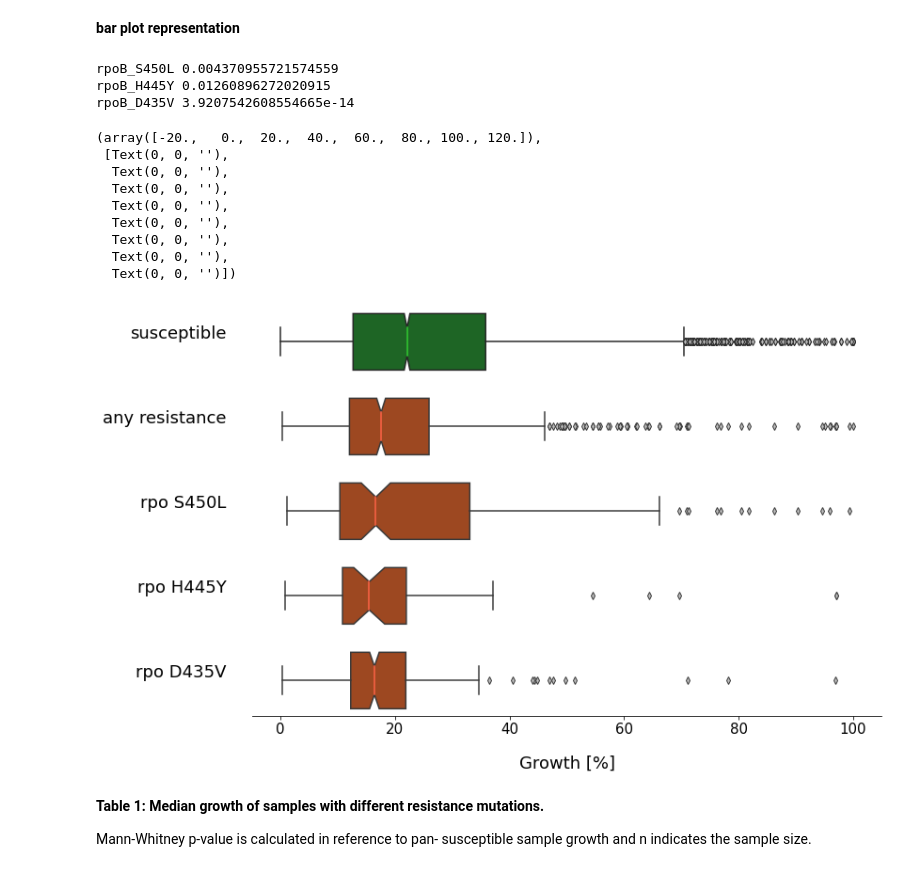
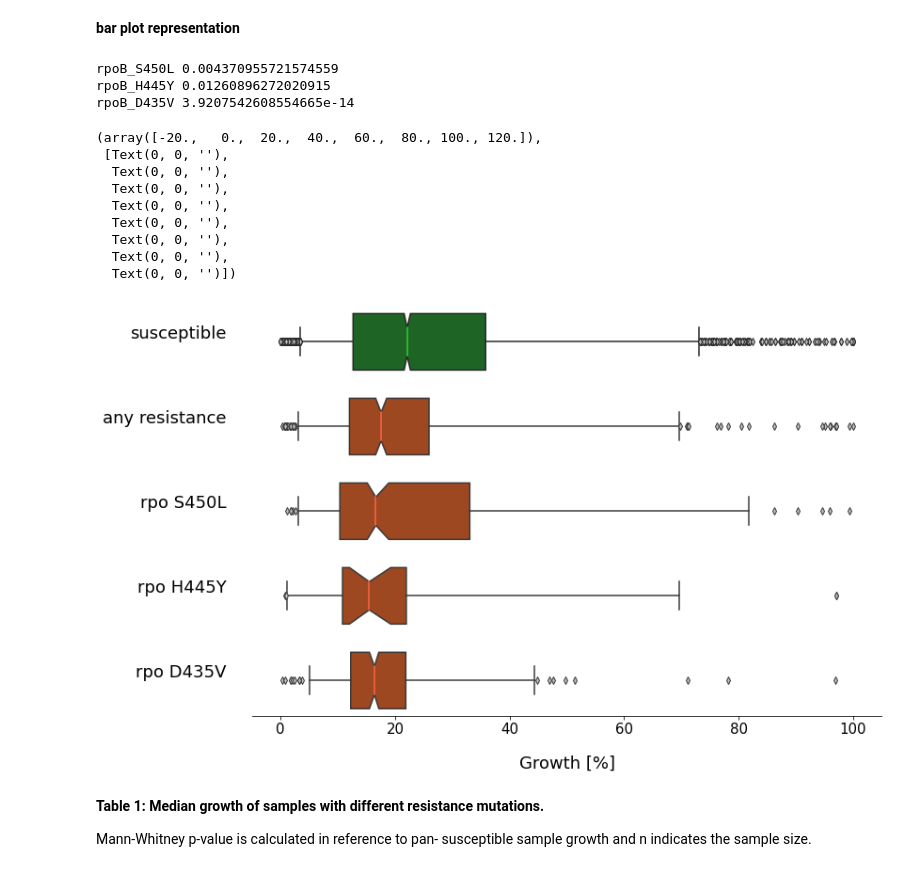
Before and after one commit to fowler-lab/tb-rnap-compensation, a Jupyter notebook: Recreate_figures_paper.ipynb, the cells around one changed output. Saved outputs shown, nothing was run; the diff lists cells and outputs as text; code cells hidden in the pictures.

```diff
--- a/Recreate_figures_paper.ipynb
+++ b/Recreate_figures_paper.ipynb
@@ -239,12 +263,14 @@ for res in res_gene_mutations:
         ax.spines["right"].set_visible(False)
         fig.set_size_inches(12, 8)
 
-        sns.histplot(data = resistant, bins = 30, alpha = 0.5, label="resistant samples", stat = "percent",
-             color = colors[1], edgecolor='k', linewidth = 0.2)
+        sns.histplot(data = resistant, bins = 30, alpha = 0.5,
+                     label="samples with resistance mutation " + res[0:4] + ' ' + res[5:], stat = "percent",
+                     color = colors[1], edgecolor='k', linewidth = 0.2)
         plt.axvline(resistant.median(), color = colors[1], linewidth = 1)
 
-        sns.histplot(data = susceptible, bins = 30, alpha = 0.5, label="pan-susceptible samples", stat = "percent",
-             color = colors[2], edgecolor='k', linewidth = 0.2)
+        sns.histplot(data = susceptible, bins = 30, alpha = 0.5,
+                     label="pan-susceptible samples", stat = "percent",
+                     color = colors[2], edgecolor='k', linewidth = 0.2)
         plt.axvline(susceptible.median(), color = colors[2], linewidth = 1)
 
         plt.xlabel("Growth [%]", size = 18, labelpad = 20)
@@ -254,12 +280,6 @@ for res in res_gene_mutations:
         plt.yticks(fontsize = 15)
 
         plt.legend(loc = 'upper right', fontsize = 15)
-
-        #save p-value and median + CIs
-        stats.append([res, round(resistant.median(), 2),
-              bootstrap((resistant,), numpy.median, confidence_level = 0.95).confidence_interval.low,
-              bootstrap((resistant,), numpy.median, confidence_level = 0.95).confidence_interval.high,
-              p, round(numpy.mean(resistant), 2), len(resistant)])
 # %% [output]
 rpoB_S450L 0.004370955721574559
 rpoB_H445Y 0.01260896272020915
@@ -283,25 +303,19 @@ res_gene_mutations = EFFECTS.GENE_MUTATION.unique()
 
 fig, (ax_box1, ax_box2, ax_box3, ax_box4, ax_box5) = plt.subplots(5, sharex = True,
                                                 gridspec_kw = {"height_ratios": (0.15, 0.15, 0.15, 0.15, 0.15)})
-ax.spines["top"].set_visible(False)
-ax.spines["right"].set_visible(False)
+
+#plot figure
 fig.set_size_inches(12, 8)
 
-sns.boxplot(susceptible, ax = ax_box1, notch = True, fliersize = 5, flierprops = flierprops,
-            color = colors[2], medianprops={"color": "LimeGreen"})
+sus_boot = my_bootstrap(susceptible)
+sns.boxplot(susceptible, ax = ax_box1, color = colors[2], medianprops={"color": "LimeGreen"},
+            usermedians = [sus_boot[0]], conf_intervals = [sus_boot[1]], **box_args)
 ax_box1.set_ylabel ('susceptible', fontsize = 18, labelpad = 20, rotation=0, horizontalalignment='right')
 
-sns.boxplot(resistant, ax = ax_box2, notch = True, fliersize = 5, flierprops = flierprops,
-            color = colors[1], medianprops={"color": "tomato"})
+res_boot = my_bootstrap(resistant)
+sns.boxplot(resistant, ax = ax_box2, color = colors[1], medianprops={"color": "tomato"},
+            usermedians = [res_boot[0]], conf_intervals = [res_boot[1]], **box_args)
 ax_box2.set_ylabel ('any resistance', fontsize = 18, labelpad = 20, rotation=0, horizontalalignment='right')
-
-ax_box1.tick_params(left=False, bottom=False)
-ax_box1.set(yticklabels=[])
-ax_box1.set(xlabel='')
-
-ax_box2.tick_params(left=False, bottom=False)
-ax_box2.set(yticklabels=[])
-ax_box2.set(xlabel='')
 
 axes = [ax_box3, ax_box4, ax_box5]
 i=0
@@ -327,48 +341,50 @@ for res in res_gene_mutations:
     if p < (0.05):
 
         ax = axes[i]
         i = i+1
 
-        sns.boxplot(resistant, ax = ax, notch = True, fliersize = 5, flierprops = flierprops,
-            color = colors[1], medianprops={"color": "tomato"})
+        res_boot = my_bootstrap(resistant)
+        sns.boxplot(resistant, ax = ax, color = colors[1], medianprops={"color": "tomato"},
+                    usermedians = [res_boot[0]], conf_intervals = [res_boot[1]], **box_args)
 
-        sns.despine(ax = ax, top = True, right=True, left = True, bottom = True, offset = False, trim = False)
-        ax.tick_params(left=False, bottom=False)
-        ax.set(yticklabels=[])
-        ax.set(xlabel='')
-
-        ax.set_ylabel (res[0:3] + ' ' + res[5:], fontsize = 18, labelpad = 20, rotation=0, horizontalalignment='right')
+        ax.set_ylabel (res[0:3] + ' ' + res[5:], fontsize = 18, labelpad = 20,
+                       rotation=0, horizontalalignment='right')
 
         #save p-value and median + CIs
-        stats.append([res, round(resistant.median(), 2),
-              bootstrap((resistant,), numpy.median, confidence_level = 0.95).confidence_interval.low,
-              bootstrap((resistant,), numpy.median, confidence_level = 0.95).confidence_interval.high,
-              p, round(numpy.mean(resistant), 2), len(resistant)])
+        stats.append([res, res_boot[0], res_boot[1][0], res_boot[1][1],
+                      p, round(numpy.mean(resistant), 2), len(resistant)])
 
 #Despine plots
-sns.despine(ax = ax_box1, top = True, right=True, left = True, bottom = True, offset = False, trim = False)
-sns.despine(ax = ax_box2, top = True, right=True, left = True, bottom = True, offset = False, trim = False)
+
+axes = [ax_box1, ax_box2, ax_box3, ax_box4, ax_box5]
+
+for ax in axes:
+    sns.despine(ax = ax, top = True, right=True, left = True, bottom = True, offset = False, trim = False)
+    ax.tick_params(left=False, bottom=False)
+    ax.set(yticklabels=[])
+    ax.set(xlabel='')
 
 #Respine bottom plot
+
 sns.despine(ax = ax_box5, top = True, right=True, left = True, bottom = False, offset = False, trim = False)
 ax_box5.tick_params(left = False, bottom = True)
 
 plt.xlabel("Growth [%]", size = 18, labelpad = 20)
 plt.xticks(fontsize = 15)
 # %% [output]
 rpoB_S450L 0.004370955721574559
 rpoB_H445Y 0.01260896272020915
 rpoB_D435V 3.9207542608554665e-14
 (array([-20.,   0.,  20.,  40.,  60.,  80., 100., 120.]),
  [Text(0, 0, ''),
   Text(0, 0, ''),
   Text(0, 0, ''),
   Text(0, 0, ''),
   Text(0, 0, ''),
   Text(0, 0, ''),
   Text(0, 0, ''),
   Text(0, 0, '')])
-[figure, old version]
+[figure, new version]
 # %% [markdown]
 **Table 1: Median growth of samples with different resistance mutations.**
 
```
Also changed, not shown: parts of 21 cells of this notebook.
